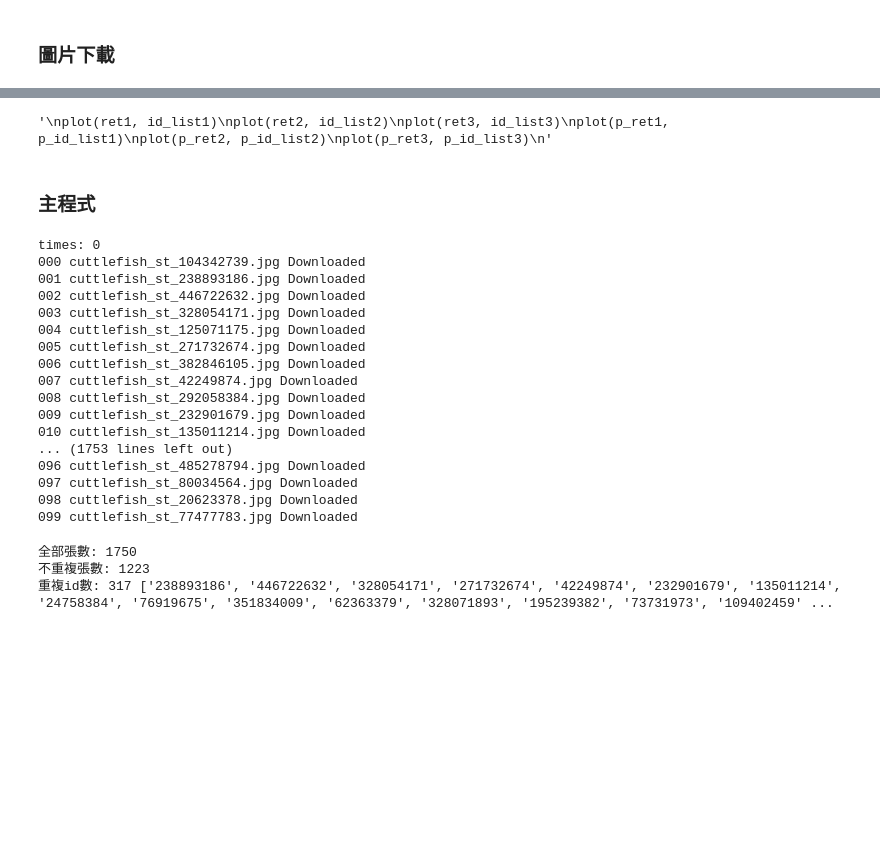
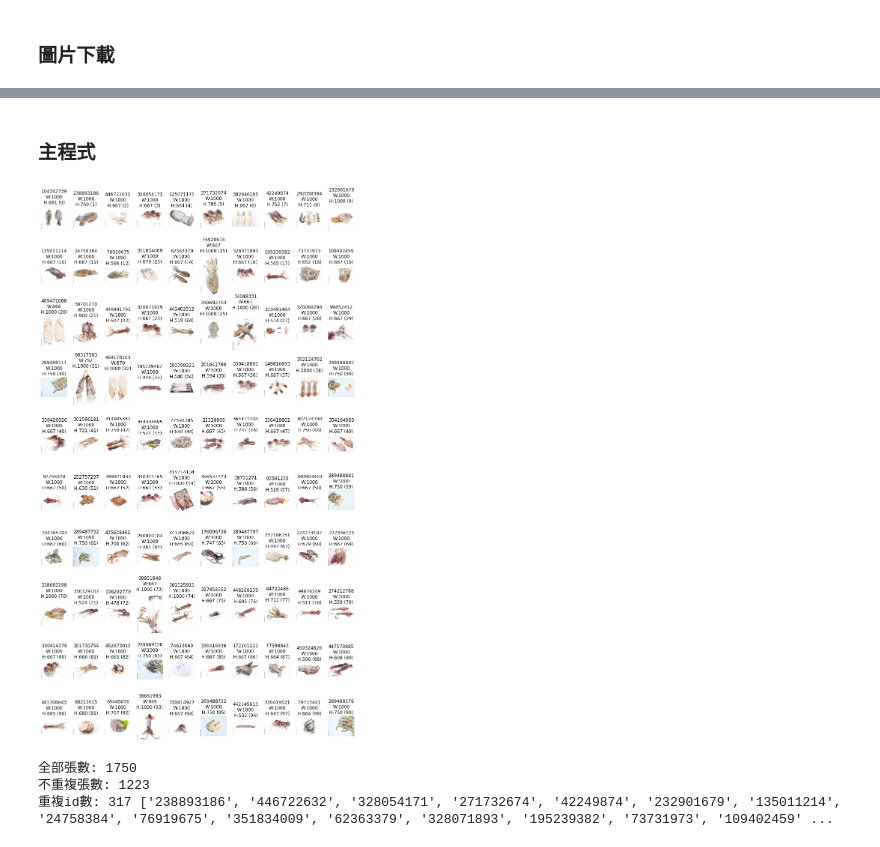
Before and after one commit to RabbitKM/exercise-python, a Jupyter notebook: web crawler/ST_crawler.ipynb, the cells around one changed output, grey strips where cells are left out. Drawn from its saved outputs; the diff is of its cells as text; code cells hidden in the pictures; blank space fills up the shorter version.

```diff
--- a/web crawler/ST_crawler.ipynb
+++ b/web crawler/ST_crawler.ipynb
@@ -424,12 +406,0 @@ p_ret3, p_id_list3 = method3_premium(1, 50, 'cuttlefish', '', '62ced504277b7')
-# %%
-# 範例: 看所有種類圖片
-'''
-plot(ret1, id_list1)
-plot(ret2, id_list2)
-plot(ret3, id_list3)
-plot(p_ret1, p_id_list1)
-plot(p_ret2, p_id_list2)
-plot(p_ret3, p_id_list3)
-'''
-# %% [output]
-'\nplot(ret1, id_list1)\nplot(ret2, id_list2)\nplot(ret3, id_list3)\nplot(p_ret1, p_id_list1)\nplot(p_ret2, p_id_list2)\nplot(p_ret3, p_id_list3)\n'
@@ -453,56 +415,40 @@ def output_all(name, serch_list):
   for dd in serch_list:
     ret, id_list = method2_image(1, dd[1], name, dd[0], dd[2])
     all_id_list += id_list
-    # plot(ret, id_list) # 畫圖看一下
+    plot(ret, id_list) # 畫圖看一下
 
     # 下載
-    print('times:', serch_list.index(dd))
-    download(ret, id_list, 'image_cuttlefish', name)
+    # print('times:', serch_list.index(dd))
+    # download(ret, id_list, 'image_cuttlefish', name)
 
   return all_id_list
 # %%
 # 放入: [欲搜尋圖片id, 張數(小於101), 搜尋模式(all/content/color/composition)]
 serch_list = [
           ['104342739', 100, 'all'],
-          ['441337789', 100, 'all'],
-          ['36542254', 50, 'content'],
-          ['36542254', 50, 'color'],
-          ['271732674', 100, 'content'],
-          ['271732674', 100, 'color'],
-          ['83808821', 50, 'content'],
-          ['233719171', 100, 'content'],
-          ['9483264', 100, 'content'],
-          ['331778111', 100, 'content'],
-          ['373914467', 100, 'all'],
-          ['383395371', 100, 'content'],
-          ['445298189', 100, 'content'],
-          ['274213187', 100, 'all'],
-          ['158127051', 100, 'all'],
-          ['11340543', 100, 'content'],
-          ['333131966', 100, 'content'],
-          ['68493676', 100, 'all'],
-          ['291635405', 100, 'content'],
+          # ['441337789', 100, 'all'],
+          # ['36542254', 50, 'content'],
+          # ['36542254', 50, 'color'],
+          # ['271732674', 100, 'content'],
+          # ['271732674', 100, 'color'],
+          # ['83808821', 50, 'content'],
+          # ['233719171', 100, 'content'],
+          # ['9483264', 100, 'content'],
+          # ['331778111', 100, 'content'],
+          # ['373914467', 100, 'all'],
+          # ['383395371', 100, 'content'],
+          # ['445298189', 100, 'content'],
+          # ['274213187', 100, 'all'],
+          # ['158127051', 100, 'all'],
+          # ['11340543', 100, 'content'],
+          # ['333131966', 100, 'content'],
+          # ['68493676', 100, 'all'],
+          # ['291635405', 100, 'content'],
 ]
 # 主程序
 all_id_list = output_all('cuttlefish', serch_list)
 # %% [output]
-times: 0
-000 cuttlefish_st_104342739.jpg Downloaded
-001 cuttlefish_st_238893186.jpg Downloaded
-002 cuttlefish_st_446722632.jpg Downloaded
-003 cuttlefish_st_328054171.jpg Downloaded
-004 cuttlefish_st_125071175.jpg Downloaded
-005 cuttlefish_st_271732674.jpg Downloaded
-006 cuttlefish_st_382846105.jpg Downloaded
-007 cuttlefish_st_42249874.jpg Downloaded
-008 cuttlefish_st_292058384.jpg Downloaded
-009 cuttlefish_st_232901679.jpg Downloaded
-010 cuttlefish_st_135011214.jpg Downloaded
-... (1753 lines left out)
-096 cuttlefish_st_485278794.jpg Downloaded
-097 cuttlefish_st_80034564.jpg Downloaded
-098 cuttlefish_st_20623378.jpg Downloaded
-099 cuttlefish_st_77477783.jpg Downloaded
+[figure, added]
 # %%
 # 查看id重複張數
 def check(temp):
```
Also changed, not shown: parts of 4 cells of this notebook.
